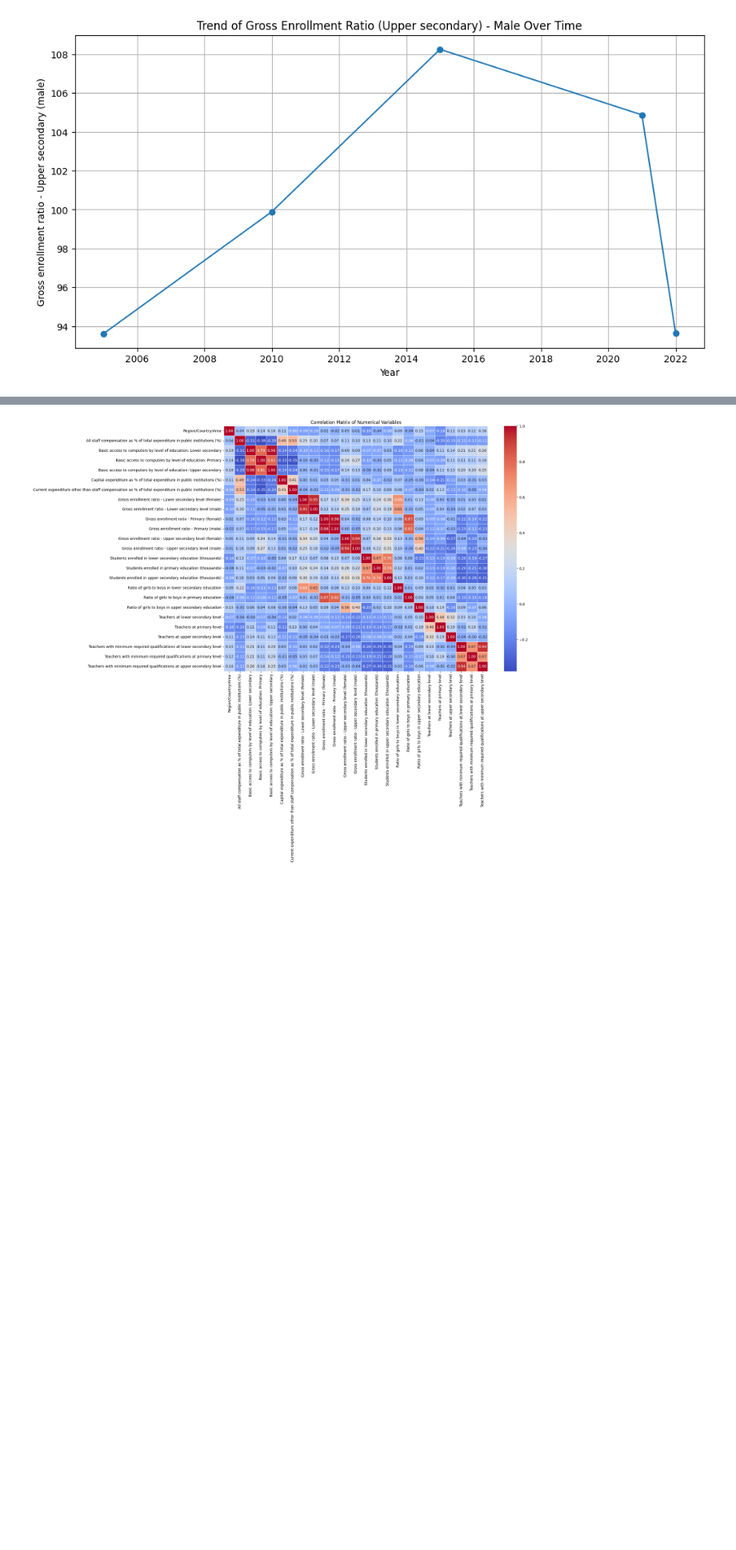
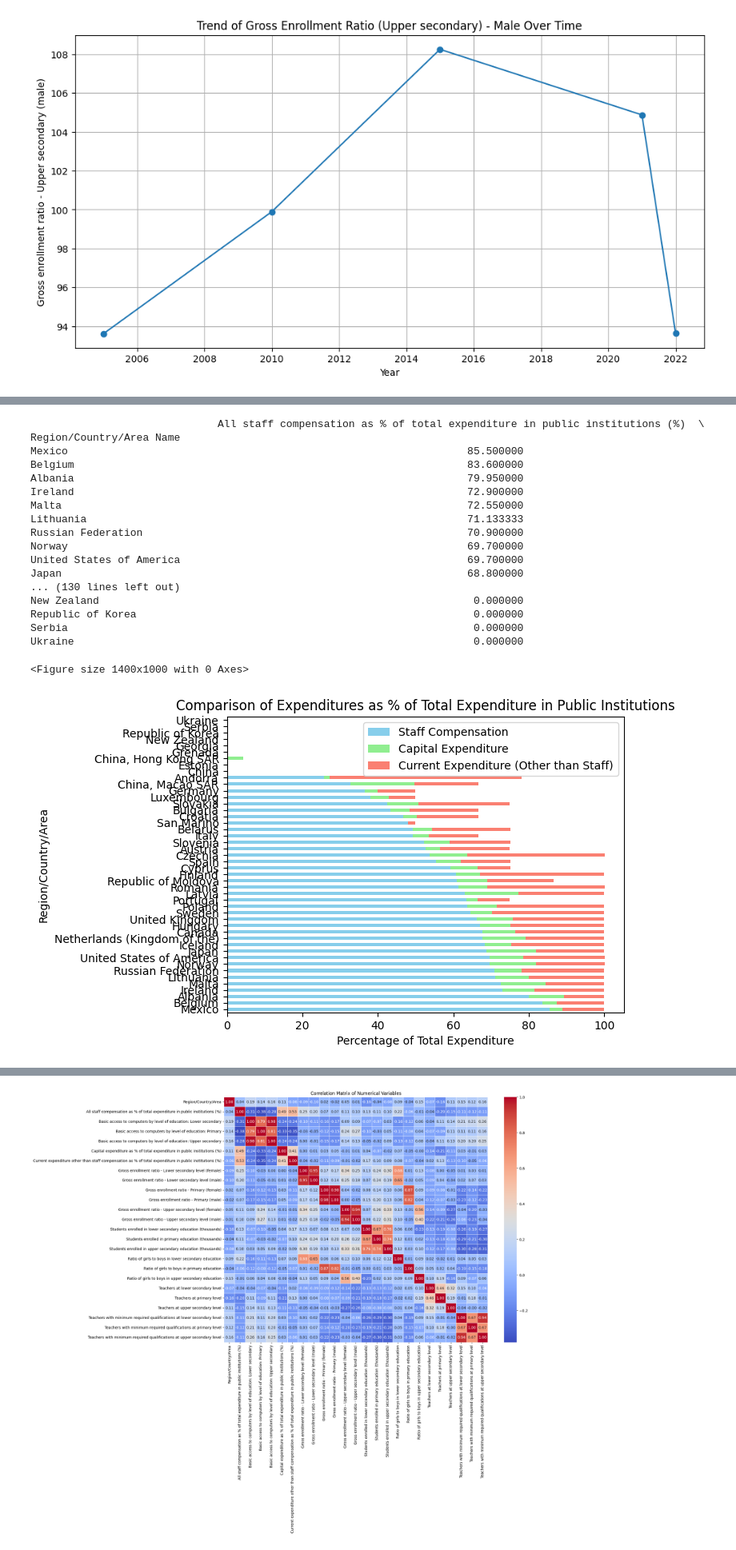
Before and after one commit to Cfg-data/Education-Data-n-Trends, a Jupyter notebook: usable_notebooks/full_analytics.ipynb, the cells around one changed output, grey strips where cells are left out. Shown at 80% size. Drawn from its saved outputs; the diff is of its cells as text; code cells hidden in the pictures; blank space fills up the shorter version.

```diff
--- a/usable_notebooks/full_analytics.ipynb
+++ b/usable_notebooks/full_analytics.ipynb
@@ -160,0 +181,44 @@ plt.show()
+# %%
+# Group by 'Region/Country/Area Name' and calculate the mean for the required columns
+expenditure_comparison = df.groupby('Region/Country/Area Name')[[
+    'All staff compensation as % of total expenditure in public institutions (%)',
+    'Capital expenditure as % of total expenditure in public institutions (%)',
+    'Current expenditure other than staff compensation as % of total expenditure in public institutions (%)'
+]].mean()
+
+# Sort the values for better readability
+expenditure_comparison = expenditure_comparison.sort_values(
+    'All staff compensation as % of total expenditure in public institutions (%)', ascending=False)
+
+# Generate the table (you can print it or export it to a file)
+print(expenditure_comparison)
+
+# Plotting the comparison between the expenditures
+plt.figure(figsize=(14, 10))
+expenditure_comparison.plot(kind='barh', stacked=True, color=['skyblue', 'lightgreen', 'salmon'])
+plt.title('Comparison of Expenditures as % of Total Expenditure in Public Institutions')
+plt.xlabel('Percentage of Total Expenditure')
+plt.ylabel('Region/Country/Area')
+plt.legend(['Staff Compensation', 'Capital Expenditure', 'Current Expenditure (Other than Staff)'])
+plt.savefig('full_analysis/expenditure_comparison.png')  # Save the plot
+plt.show()
+# %% [output]
+                              All staff compensation as % of total expenditure in public institutions (%)  \
+Region/Country/Area Name
+Mexico                                                                85.500000
+Belgium                                                               83.600000
+Albania                                                               79.950000
+Ireland                                                               72.900000
+Malta                                                                 72.550000
+Lithuania                                                             71.133333
+Russian Federation                                                    70.900000
+Norway                                                                69.700000
+United States of America                                              69.700000
+Japan                                                                 68.800000
+... (130 lines left out)
+New Zealand                                                            0.000000
+Republic of Korea                                                      0.000000
+Serbia                                                                 0.000000
+Ukraine                                                                0.000000
+<Figure size 1400x1000 with 0 Axes>
+[figure, added]
```
Also changed, not shown: parts of 4 cells of this notebook, 3 other files.
